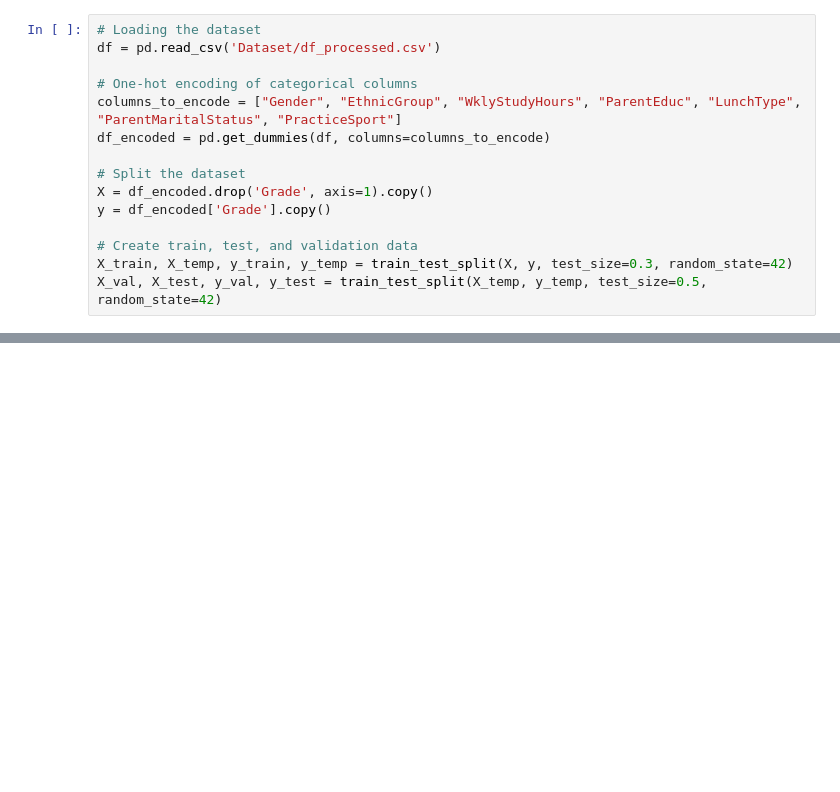
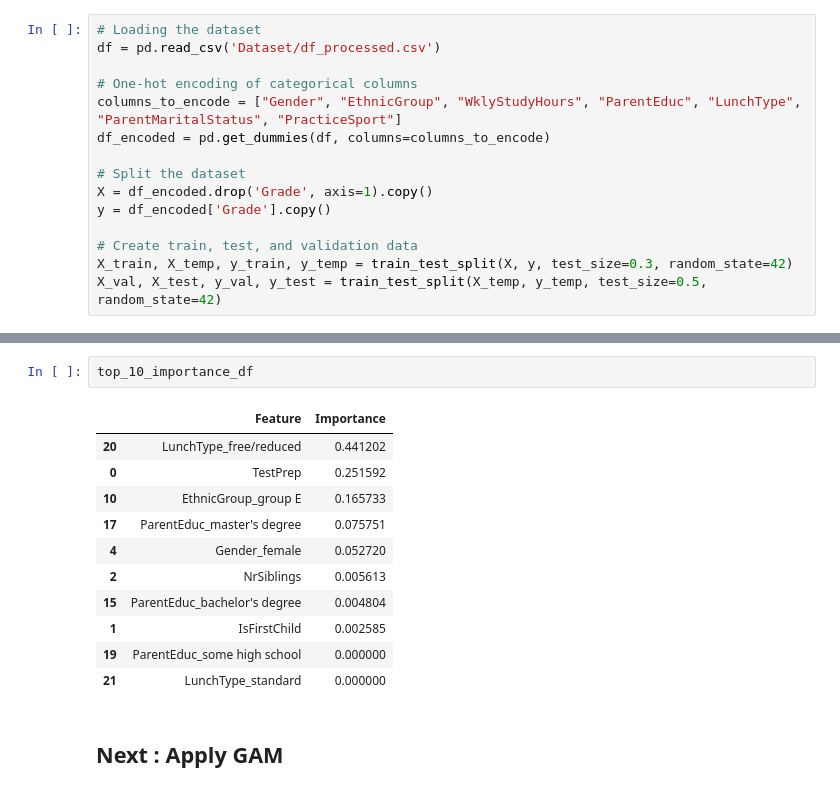
Before and after one commit to ChrisTho23/fairness-and-explainability, a Jupyter notebook: Whitebox/main.ipynb, the cells around one changed output, grey strips where cells are left out. Saved outputs shown, nothing was run; the diff lists cells and outputs as text; blank space fills up the shorter version.

```diff
--- a/Whitebox/main.ipynb
+++ b/Whitebox/main.ipynb
@@ -228,0 +251,16 @@ plt.show()
+# %%
+top_10_importance_df
+# %% [output]
+|  | Feature | Importance |
+| 20 | LunchType_free/reduced | 0.441202 |
+| 0 | TestPrep | 0.251592 |
+| 10 | EthnicGroup_group E | 0.165733 |
+| 17 | ParentEduc_master's degree | 0.075751 |
+| 4 | Gender_female | 0.052720 |
+| 2 | NrSiblings | 0.005613 |
+| 15 | ParentEduc_bachelor's degree | 0.004804 |
+| 1 | IsFirstChild | 0.002585 |
+| 19 | ParentEduc_some high school | 0.000000 |
+| 21 | LunchType_standard | 0.000000 |
+# %% [markdown]
+## Next : Apply GAM
```
Also changed, not shown: parts of 22 cells of this notebook, 2 other files.
